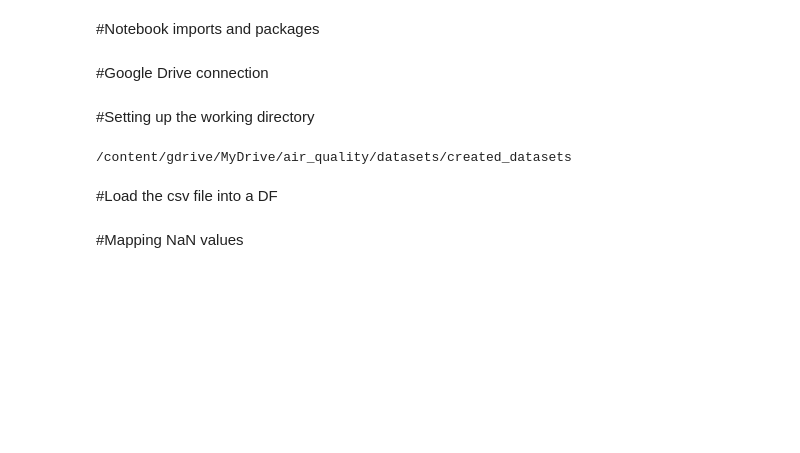
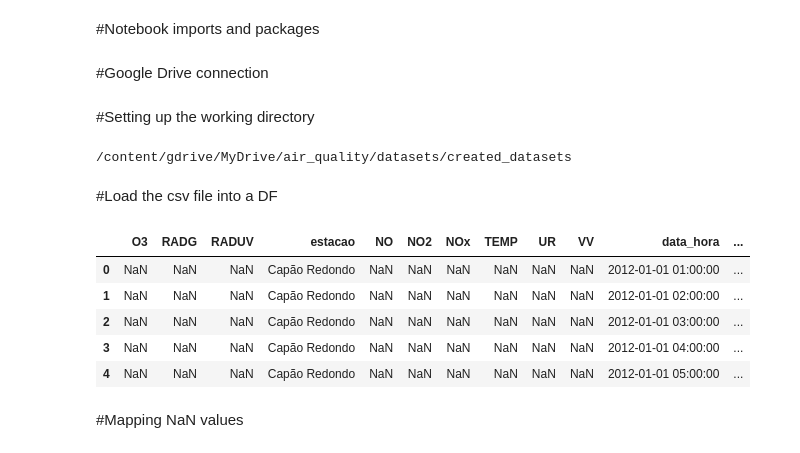
Before and after one commit to antoniogss/air_quality, a Jupyter notebook: graphs_cetesb.ipynb, the cells around one changed output. Drawn from its saved outputs; the diff is of its cells as text; code cells hidden in the pictures; blank space fills up the shorter version.

```diff
--- a/graphs_cetesb.ipynb
+++ b/graphs_cetesb.ipynb
@@ -41,9 +41,36 @@ dir = '/content/gdrive/MyDrive/air_quality/images/'
 # %%
 #@title
 df = pd.read_csv('df.csv', parse_dates=['data_hora'])
 df.drop('Unnamed: 0', axis=1,inplace=True)
 df.replace([np.inf, -np.inf], np.nan, inplace=True)
-# df.head()
+
+mes_ptbr = {'January':'Janeiro',
+             'February':'Fevereiro',
+             'March':'Março',
+             'April':'Abril',
+             'May':'Maio',
+             'June':'Junho',
+             'July':'Julho',
+             'August':'Agosto',
+             'September':'Setembro',
+             'October':'Outubro',
+             'November':'Novembro',
+             'December':'Dezembro'}
+
+df['mes'] = df['data_hora'].dt.month_name().replace(mes_ptbr)
+
+df['trimestre'] = df['data_hora'].dt.quarter
+
+df['horas'] = df['data_hora'].dt.hour
+
+df.head()
+# %% [output]
+|  | O3 | RADG | RADUV | estacao | NO | NO2 | NOx | TEMP | UR | VV | data_hora | ... |
+| 0 | NaN | NaN | NaN | Capão Redondo | NaN | NaN | NaN | NaN | NaN | NaN | 2012-01-01 01:00:00 | ... |
+| 1 | NaN | NaN | NaN | Capão Redondo | NaN | NaN | NaN | NaN | NaN | NaN | 2012-01-01 02:00:00 | ... |
+| 2 | NaN | NaN | NaN | Capão Redondo | NaN | NaN | NaN | NaN | NaN | NaN | 2012-01-01 03:00:00 | ... |
+| 3 | NaN | NaN | NaN | Capão Redondo | NaN | NaN | NaN | NaN | NaN | NaN | 2012-01-01 04:00:00 | ... |
+| 4 | NaN | NaN | NaN | Capão Redondo | NaN | NaN | NaN | NaN | NaN | NaN | 2012-01-01 05:00:00 | ... |
 # %% [markdown]
 #Mapping NaN values
 # %%
```
Also changed, not shown: parts of 18 cells of this notebook.
